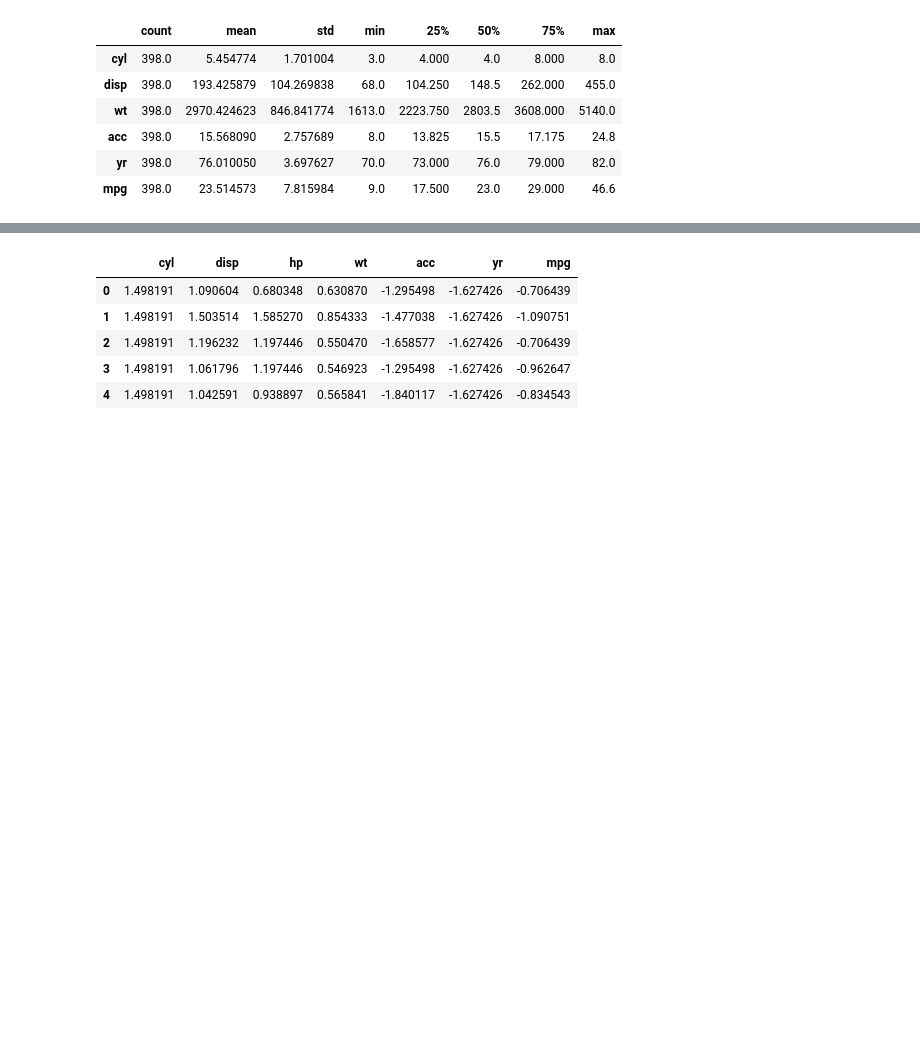
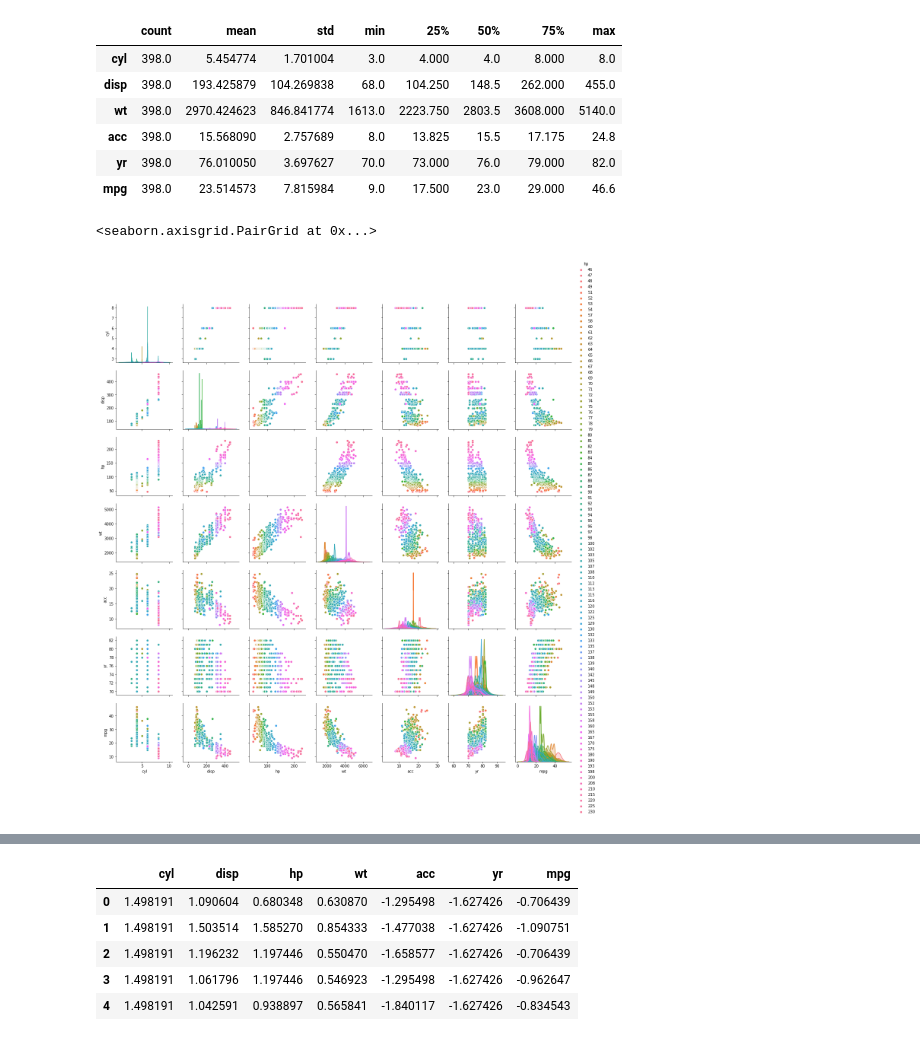
Before and after one commit to AbhyKSwamy/bangalore-may19-batch-AbhyKSwamy, a Jupyter notebook: Unsupervised Learning_R4_Project1_Car mpg.ipynb, the cells around one changed output, grey strips where cells are left out. Drawn from its saved outputs; the diff is of its cells as text; code cells hidden in the pictures; blank space fills up the shorter version.

```diff
--- a/Unsupervised Learning_R4_Project1_Car mpg.ipynb
+++ b/Unsupervised Learning_R4_Project1_Car mpg.ipynb
@@ -115,7 +115,10 @@ df.describe().transpose()
 df["hp"]=df.hp.astype("int")
 df['car name']=df['car name'].astype('category')
 # %%
-#sns.pairplot(df,diag_kind="kde",hue='hp')
+sns.pairplot(df,diag_kind="kde",hue='hp')
+# %% [output]
+<seaborn.axisgrid.PairGrid at 0x...>
+[figure, added]
 # %%
 # Based on the pairplot above--
 # The paramerters appear to be multicollinear , no distinctive multimodalities obsereved in the diagonal KDE dsitributions.
```
Also changed, not shown: parts of 1 cell of this notebook.
